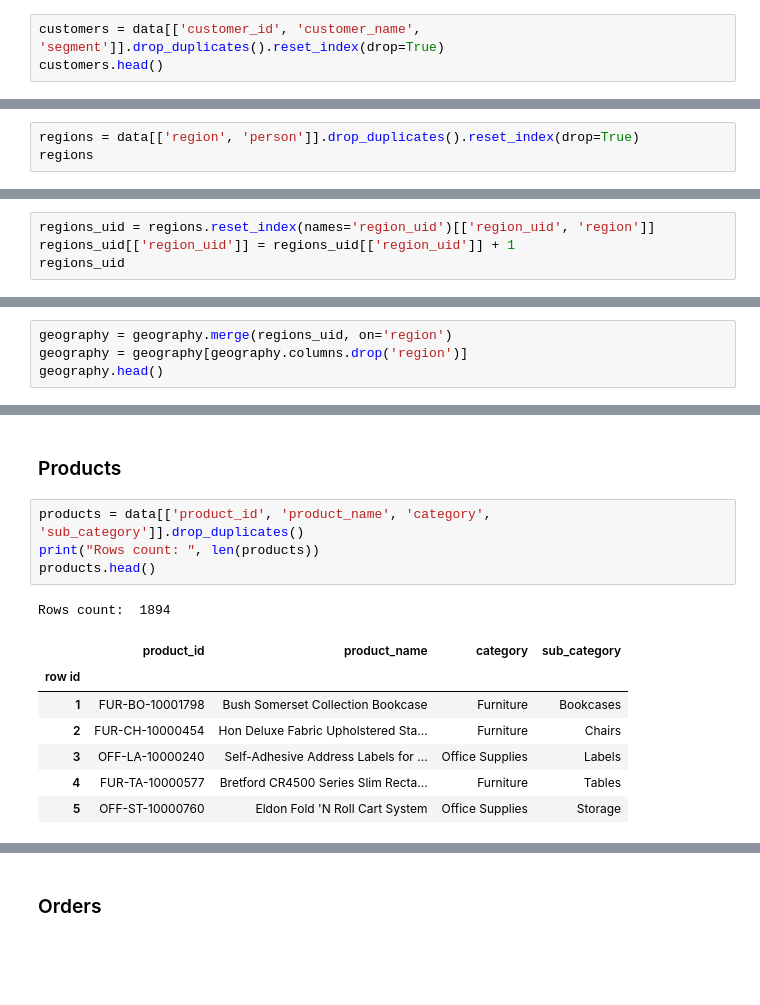
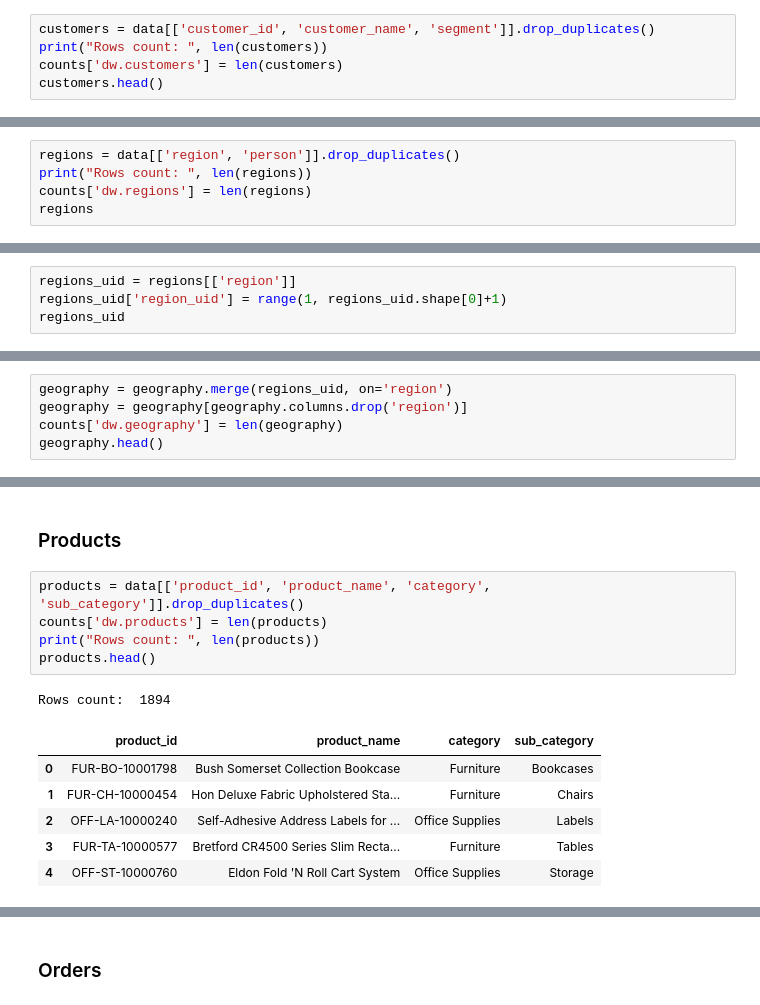
Before and after one commit to IGEremin/DE-101, a Jupyter notebook: Module2/from_excel_to_sql.ipynb, the cells around one changed output, grey strips where cells are left out. Cells and saved outputs as stored; diff of their text form; blank space fills up the shorter version.

```diff
--- a/Module2/from_excel_to_sql.ipynb
+++ b/Module2/from_excel_to_sql.ipynb
@@ -85,6 +85,8 @@ def select_from_table(table:str, columns:list, conn:pg2.connect):
 # %% [markdown]
 ### Customers
 # %%
-customers = data[['customer_id', 'customer_name', 'segment']].drop_duplicates().reset_index(drop=True)
+customers = data[['customer_id', 'customer_name', 'segment']].drop_duplicates()
+print("Rows count: ", len(customers))
+counts['dw.customers'] = len(customers)
 customers.head()
 # %% [output]
@@ -101,6 +104,8 @@ the dataframe is inserted
 # %% [markdown]
 ### Regions
 # %%
-regions = data[['region', 'person']].drop_duplicates().reset_index(drop=True)
+regions = data[['region', 'person']].drop_duplicates()
+print("Rows count: ", len(regions))
+counts['dw.regions'] = len(regions)
 regions
 # %% [output]
@@ -128,7 +136,7 @@ Rows count:  632
 | 3 | United States | Los Angeles | California | 90032 | West |
 | 4 | United States | Concord | North Carolina | 28027 | South |
 # %%
-regions_uid = regions.reset_index(names='region_uid')[['region_uid', 'region']]
-regions_uid[['region_uid']] = regions_uid[['region_uid']] + 1
+regions_uid = regions[['region']]
+regions_uid['region_uid'] = range(1, regions_uid.shape[0]+1)
 regions_uid
 # %% [output]
@@ -140,6 +148,7 @@ regions_uid
 # %%
 geography = geography.merge(regions_uid, on='region')
 geography = geography[geography.columns.drop('region')]
+counts['dw.geography'] = len(geography)
 geography.head()
 # %% [output]
 |  | country | city | state | postal_code | region_uid |
@@ -156,15 +167,15 @@ the dataframe is inserted
 ### Products
 # %%
 products = data[['product_id', 'product_name', 'category', 'sub_category']].drop_duplicates()
+counts['dw.products'] = len(products)
 print("Rows count: ", len(products))
 products.head()
 # %% [output]
 Rows count:  1894
 |  | product_id | product_name | category | sub_category |
-| row id |  |  |  |  |
-| 1 | FUR-BO-10001798 | Bush Somerset Collection Bookcase | Furniture | Bookcases |
-| 2 | FUR-CH-10000454 | Hon Deluxe Fabric Upholstered Sta... | Furniture | Chairs |
-| 3 | OFF-LA-10000240 | Self-Adhesive Address Labels for ... | Office Supplies | Labels |
-| 4 | FUR-TA-10000577 | Bretford CR4500 Series Slim Recta... | Furniture | Tables |
-| 5 | OFF-ST-10000760 | Eldon Fold 'N Roll Cart System | Office Supplies | Storage |
+| 0 | FUR-BO-10001798 | Bush Somerset Collection Bookcase | Furniture | Bookcases |
+| 1 | FUR-CH-10000454 | Hon Deluxe Fabric Upholstered Sta... | Furniture | Chairs |
+| 2 | OFF-LA-10000240 | Self-Adhesive Address Labels for ... | Office Supplies | Labels |
+| 3 | FUR-TA-10000577 | Bretford CR4500 Series Slim Recta... | Furniture | Tables |
+| 4 | OFF-ST-10000760 | Eldon Fold 'N Roll Cart System | Office Supplies | Storage |
 # %%
```
Also changed, not shown: parts of 35 cells of this notebook.
